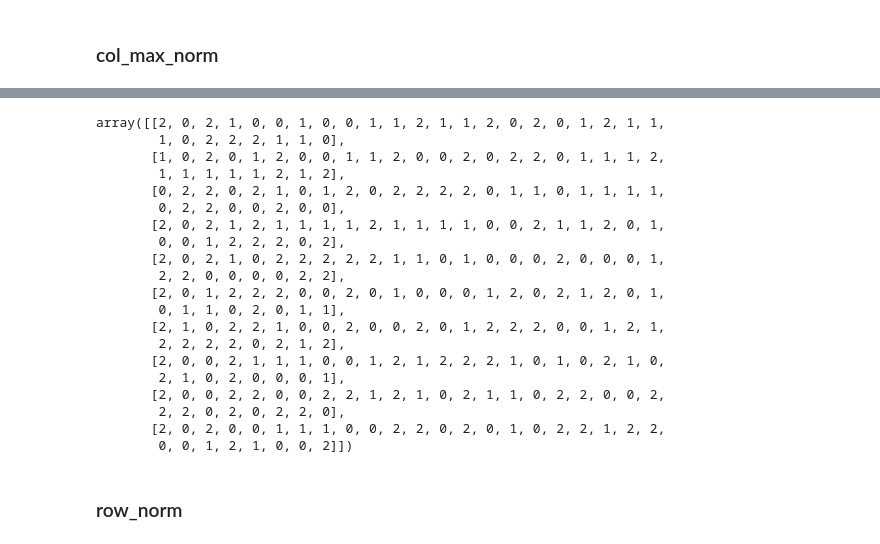
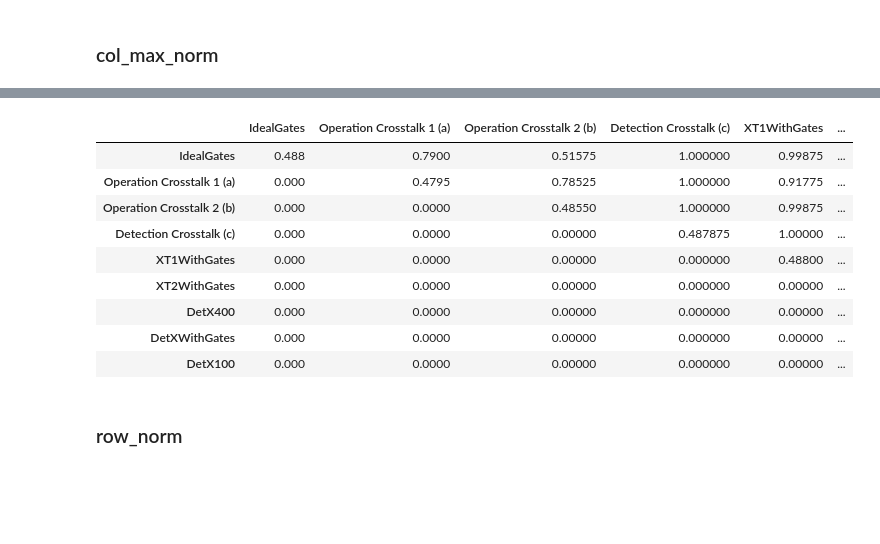
Before and after one commit to amitrege/notebooks, a Jupyter notebook: Quantum.ipynb, the cells around one changed output, grey strips where cells are left out. Cells and saved outputs as stored; diff of their text form; code cells hidden in the pictures; blank space fills up the shorter version.

```diff
--- a/Quantum.ipynb
+++ b/Quantum.ipynb
@@ -268,26 +329,20 @@ d1 = np.load("gdrive/MyDrive/QuSense/Papers/Simulated-Data-Sarovar/IdealGates/Ga
-# %%
-#(2,10,30)
-d1[0]
-# %% [output]
-array([[2, 0, 2, 1, 0, 0, 1, 0, 0, 1, 1, 2, 1, 1, 2, 0, 2, 0, 1, 2, 1, 1,
-        1, 0, 2, 2, 2, 1, 1, 0],
-       [1, 0, 2, 0, 1, 2, 0, 0, 1, 1, 2, 0, 0, 2, 0, 2, 2, 0, 1, 1, 1, 2,
-        1, 1, 1, 1, 1, 2, 1, 2],
-       [0, 2, 2, 0, 2, 1, 0, 1, 2, 0, 2, 2, 2, 2, 0, 1, 1, 0, 1, 1, 1, 1,
-        0, 2, 2, 0, 0, 2, 0, 0],
-       [2, 0, 2, 1, 2, 1, 1, 1, 1, 2, 1, 1, 1, 1, 0, 0, 2, 1, 1, 2, 0, 1,
-        0, 0, 1, 2, 2, 2, 0, 2],
-       [2, 0, 2, 1, 0, 2, 2, 2, 2, 2, 1, 1, 0, 1, 0, 0, 0, 2, 0, 0, 0, 1,
-        2, 2, 0, 0, 0, 0, 2, 2],
-       [2, 0, 1, 2, 2, 2, 0, 0, 2, 0, 1, 0, 0, 0, 1, 2, 0, 2, 1, 2, 0, 1,
-        0, 1, 1, 0, 2, 0, 1, 1],
-       [2, 1, 0, 2, 2, 1, 0, 0, 2, 0, 0, 2, 0, 1, 2, 2, 2, 0, 0, 1, 2, 1,
-        2, 2, 2, 2, 0, 2, 1, 2],
-       [2, 0, 0, 2, 1, 1, 1, 0, 0, 1, 2, 1, 2, 2, 2, 1, 0, 1, 0, 2, 1, 0,
-        2, 1, 0, 2, 0, 0, 0, 1],
-       [2, 0, 0, 2, 2, 0, 0, 2, 2, 1, 2, 1, 0, 2, 1, 1, 0, 2, 2, 0, 0, 2,
-        2, 2, 0, 2, 0, 2, 2, 0],
-       [2, 0, 2, 0, 0, 1, 1, 1, 0, 0, 2, 2, 0, 2, 0, 1, 0, 2, 2, 1, 2, 2,
-        0, 0, 1, 2, 1, 0, 0, 2]])
+# %%
+separate_bits = True
+norm = "col_max_norm"
+
+data_list = setup_datalist(datasets, dir_prefix, file_prefix, separate_bits, norm)
+# %%
+svm_expt_matrix = create_expt_matrix(datasets, data_list, svm_expt)
+# %% [output]
+|  | IdealGates | Operation Crosstalk 1 (a) | Operation Crosstalk 2 (b) | Detection Crosstalk (c) | XT1WithGates | ... |
+| IdealGates | 0.488 | 0.7900 | 0.51575 | 1.000000 | 0.99875 | ... |
+| Operation Crosstalk 1 (a) | 0.000 | 0.4795 | 0.78525 | 1.000000 | 0.91775 | ... |
+| Operation Crosstalk 2 (b) | 0.000 | 0.0000 | 0.48550 | 1.000000 | 0.99875 | ... |
+| Detection Crosstalk (c) | 0.000 | 0.0000 | 0.00000 | 0.487875 | 1.00000 | ... |
+| XT1WithGates | 0.000 | 0.0000 | 0.00000 | 0.000000 | 0.48800 | ... |
+| XT2WithGates | 0.000 | 0.0000 | 0.00000 | 0.000000 | 0.00000 | ... |
+| DetX400 | 0.000 | 0.0000 | 0.00000 | 0.000000 | 0.00000 | ... |
+| DetXWithGates | 0.000 | 0.0000 | 0.00000 | 0.000000 | 0.00000 | ... |
+| DetX100 | 0.000 | 0.0000 | 0.00000 | 0.000000 | 0.00000 | ... |
 # %% [markdown]
 ### row_norm
```
Also changed, not shown: parts of 27 cells of this notebook.
